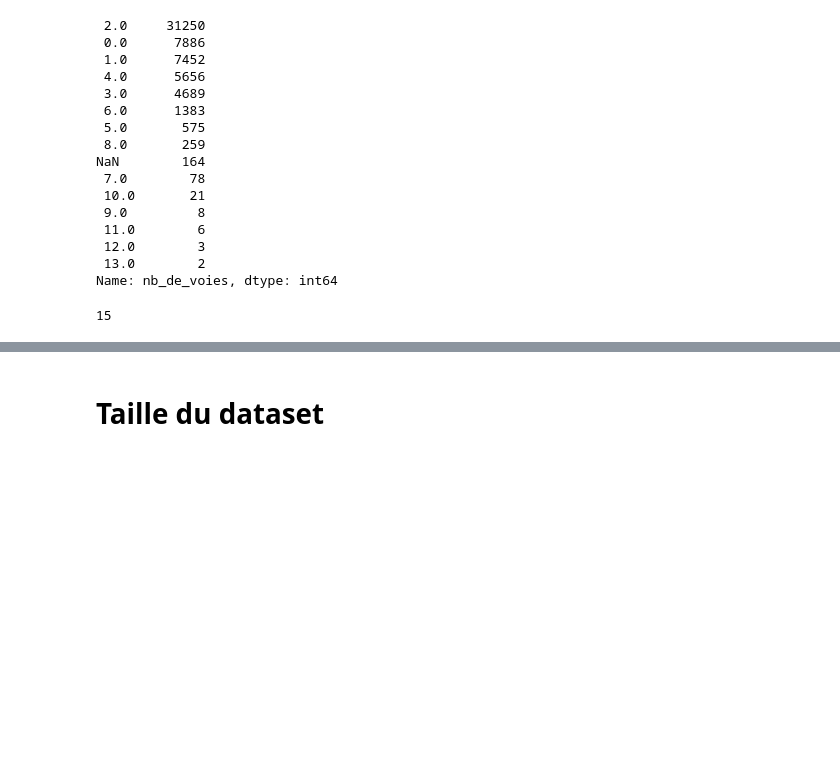
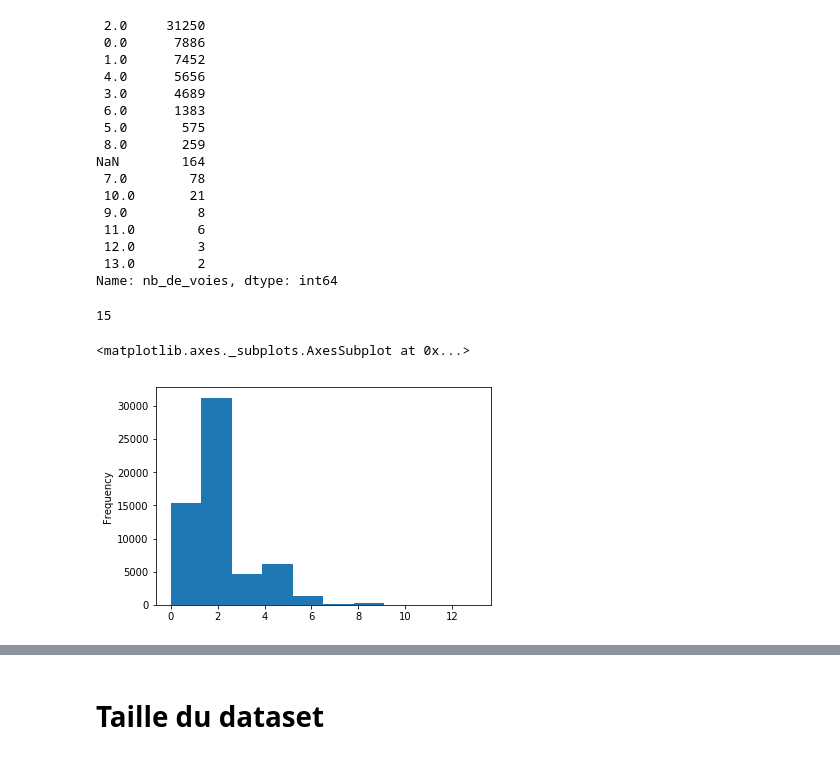
Before and after one commit to romainjouin/formation_python, a Jupyter notebook: ib02_accidents_corporels_de_la_circulation.ipynb, the cells around one changed output, grey strips where cells are left out. Saved outputs shown, nothing was run; the diff lists cells and outputs as text; code cells hidden in the pictures; blank space fills up the shorter version.

```diff
--- a/ib02_accidents_corporels_de_la_circulation.ipynb
+++ b/ib02_accidents_corporels_de_la_circulation.ipynb
@@ -152,4 +168,7 @@ len(df.nb_de_voies.unique())
 15
 # %%
 
-df.nb_de_voies.
+df.nb_de_voies.plot.hist()
+# %% [output]
+<matplotlib.axes._subplots.AxesSubplot at 0x...>
+[figure, added]
```
Also changed, not shown: parts of 8 cells of this notebook.
